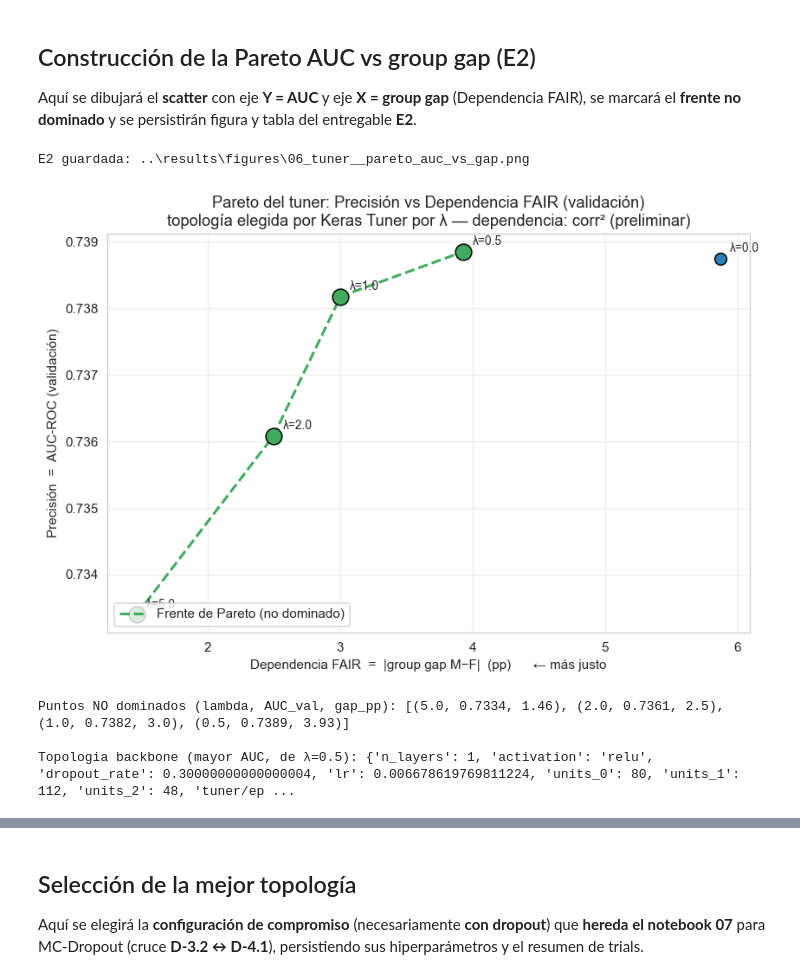
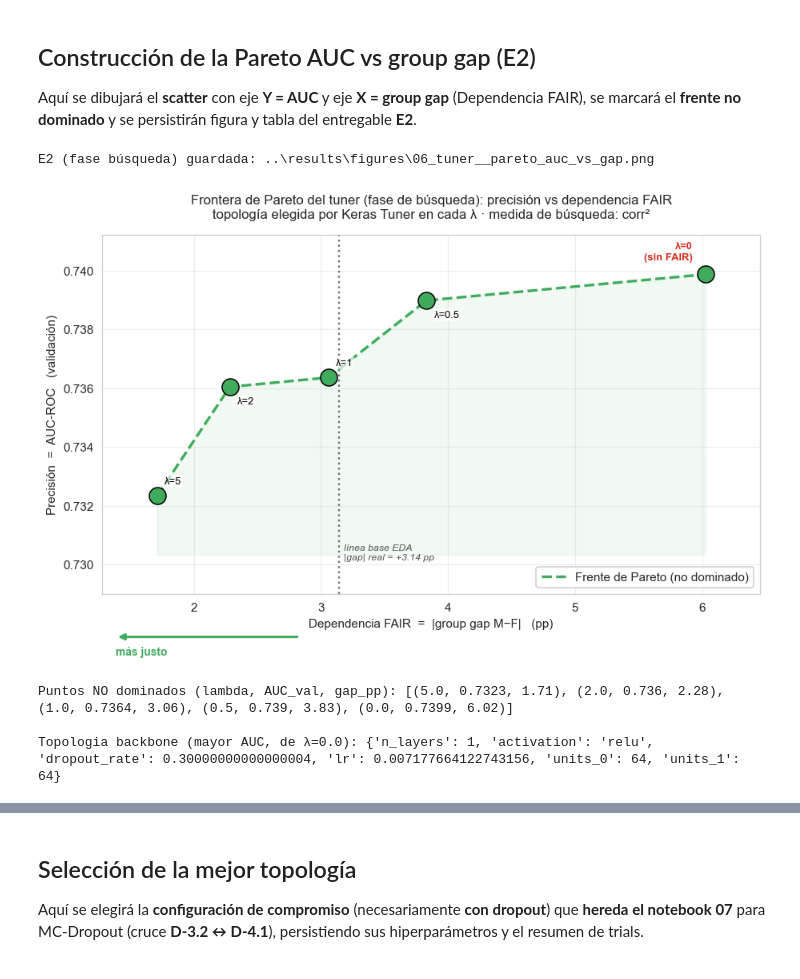
Before and after one commit to Romequinco/TALLER_FAIR_CREDIT_MODEL, a Jupyter notebook: notebooks/06_tarea3_keras_tuner.ipynb, the cells around one changed output, grey strips where cells are left out. Drawn from its saved outputs; the diff is of its cells as text; code cells hidden in the pictures.

```diff
--- a/notebooks/06_tarea3_keras_tuner.ipynb
+++ b/notebooks/06_tarea3_keras_tuner.ipynb
@@ -242,12 +298,14 @@ Aquí se recorrerá una rejilla de valores de **`λ_fair`** (D-3.3) buscando/ent
 # %%
 # === Bucle externo sobre lambda (D-3.3) -> pares (AUC, group gap) ===
 # El tuner optimiza un escalar (val_auc, D-3.4); la frontera NO sale gratis.
-# Para cada lambda el tuner busca la mejor topologia y registramos (AUC, group gap)
-# en val Y en test (todos los lambda, no solo el compromiso -> critica Tanda 3).
+# Esta fase BUSCA TOPOLOGIA con la medida corr2 (representativa, barata) y nos da
+# (a) la evidencia del AutoML y (b) el backbone de mayor AUC para la comparacion
+# de las 3 medidas que viene despues. Registramos (AUC, group gap) en val Y test.
 LAMBDAS = [0.0, 0.5, 1.0, 2.0, 5.0]
-print(f"Barrido lambda={LAMBDAS}  estrategia='{STRATEGY}'  objective=val_auc (D-3.4)")
+print(f"Barrido lambda={LAMBDAS}  estrategia='{STRATEGY}'  medida='corr2'  objective=val_auc (D-3.4)")
 print("NOTA: cada lambda usa la topologia que elige el tuner -> mezcla efecto de "
-      "fairness con el de la arquitectura. El barrido LIMPIO (topologia fija) viene despues.\n")
+      "fairness con el de la arquitectura. El barrido LIMPIO (topologia fija, 3 "
+      "medidas) viene despues y aisla el efecto de la justicia.\n")
 
 registros, modelos, histories = [], {}, {}
 if _HAS_KT:
@@ -260,7 +318,7 @@ if _HAS_KT:
               f"capas={reg['n_layers']} units0={reg['units_0']} drop={reg['dropout_rate']:.1f} "
               f"({round(time.time()-t0)}s)")
 
-    cols = ["lambda", "auc", "gap_pp", "auc_test", "gap_pp_test", "n_layers",
+    cols = ["lambda", "measure", "auc", "gap_pp", "auc_test", "gap_pp_test", "n_layers",
             "units_0", "dropout_rate", "lr", "activation"]
     df_trials = pd.DataFrame(registros)[cols]
     print("\n" + df_trials.to_string(index=False))
@@ -289,52 +348,67 @@ Aquí se dibujará el **scatter** con eje **Y = AUC** y eje **X = group gap** (D
 # %%
 # === Pareto del tuner: AUC (Y) vs Dependencia FAIR = |group gap| (X) — E2 ===
 # CORREGIDO (Tanda 3): TODO en VALIDACION (mismo split, misma arquitectura-familia).
-# NO se pinta la estrella base-03 (era de TEST y sin capa custom -> comparacion invalida).
-# La dependencia penalizada es corr2 (fallback); el eje X reporta el group gap, ligado
-# monotonamente a corr2 bajo s binaria (se aclara en Limitaciones).
+# Esta es la Pareto de la fase de BUSQUEDA (topologia variable por lambda, medida
+# corr2); la frontera LIMPIA y la comparacion de las 3 medidas vienen despues.
 import json as _json
 
 if len(registros):
     puntos = [{"lambda": r["lambda"], "auc": r["auc"], "gap_pp": r["gap_pp"]} for r in registros]
     frente = tuning.pareto_front(puntos)
     set_frente = {(round(p["auc"], 6), round(p["gap_pp"], 6)) for p in frente}
 
-    fig, ax = plt.subplots(figsize=(7.8, 5.3))
+    fig, ax = plt.subplots(figsize=(8.4, 5.6))
+    fpts = sorted(frente, key=lambda p: abs(p["gap_pp"]))
+    fx = [abs(p["gap_pp"]) for p in fpts]; fy = [p["auc"] for p in fpts]
+    ax.fill_between(fx, fy, min(fy) - 0.002, color=COLOR_ACENTO, alpha=0.07, zorder=0)
+    ax.plot(fx, fy, color=COLOR_ACENTO, lw=2.2, ls="--", zorder=2, label="Frente de Pareto (no dominado)")
+
+    xs_all, ys_all, labs = [], [], []
+    dominado_etiquetado = False
     for r in registros:
         en_frente = (round(r["auc"], 6), round(r["gap_pp"], 6)) in set_frente
-        ax.scatter(abs(r["gap_pp"]), r["auc"], s=150 if en_frente else 80,
+        lbl = None
+        if not en_frente and not dominado_etiquetado:
+            lbl = "punto dominado"; dominado_etiquetado = True
+        ax.scatter(abs(r["gap_pp"]), r["auc"], s=190 if en_frente else 70, marker="o",
                    color=COLOR_ACENTO if en_frente else COLOR_PAGA,
-                   edgecolor="black", zorder=3 if en_frente else 2)
-        ax.annotate(f"λ={r['lambda']}", (abs(r["gap_pp"]), r["auc"]),
-                    textcoords="offset points", xytext=(7, 5), fontsize=9)
-    fx = [abs(p["gap_pp"]) for p in frente]; fy = [p["auc"] for p in frente]
-    ax.plot(fx, fy, color=COLOR_ACENTO, lw=2, ls="--", zorder=2, label="Frente de Pareto (no dominado)")
+                   edgecolor="black", linewidth=1.0 if en_frente else 0.6,
+                   zorder=4 if en_frente else 3, label=lbl)
+        if r["lambda"] != 0.0:   # λ=0 tiene su propia anotacion roja -> no duplicar
+            xs_all.append(abs(r["gap_pp"])); ys_all.append(r["auc"]); labs.append(f"λ={r['lambda']:g}")
+    label_lambdas_sin_solape(ax, xs_all, ys_all, labs)
 
-    ax.set_xlabel("Dependencia FAIR  =  |group gap M−F|  (pp)      ← más justo")
-    ax.set_ylabel("Precisión  =  AUC-ROC (validación)")
-    ax.set_title("Pareto del tuner: Precisión vs Dependencia FAIR (validación)\n"
-                 "topología elegida por Keras Tuner por λ — dependencia: corr² (preliminar)")
-    ax.legend(loc="lower left", frameon=True)
-    ax.grid(True, alpha=0.35)
+    r0 = next(r for r in registros if r["lambda"] == 0.0)
+    ax.annotate("λ=0\n(sin FAIR)", (abs(r0["gap_pp"]), r0["auc"]),
+                textcoords="offset points", xytext=(-10, 12), ha="right",
+                fontsize=8.5, color=COLOR_IMPAGA, fontweight="bold")
+
+    add_baseline_eda(ax); add_flechas_objetivo(ax)
+    ax.set_xlabel("Dependencia FAIR  =  |group gap M−F|   (pp)")
+    ax.set_ylabel("Precisión  =  AUC-ROC   (validación)")
+    ax.set_title("Frontera de Pareto del tuner (fase de búsqueda): precisión vs dependencia FAIR\n"
+                 "topología elegida por Keras Tuner en cada λ · medida de búsqueda: corr²", fontsize=11, pad=14)
+    ax.legend(loc="lower right", frameon=True, framealpha=0.95)
+    ax.grid(True, alpha=0.35); ax.margins(x=0.10, y=0.14)
     fig.tight_layout()
     ruta = FIG_DIR / "06_tuner__pareto_auc_vs_gap.png"
     fig.savefig(ruta, bbox_inches="tight", dpi=150)
-    print("E2 guardada:", ruta)
+    print("E2 (fase búsqueda) guardada:", ruta)
     plt.show()
 
     df_pareto = pd.DataFrame(frente)
     df_pareto.to_csv(TAB_DIR / "06_tuner__pareto_puntos.csv", index=False)
     print("Puntos NO dominados (lambda, AUC_val, gap_pp):",
           [(p["lambda"], round(p["auc"], 4), round(p["gap_pp"], 2)) for p in frente])
 
     # Topologia BACKBONE para el barrido limpio = la de mayor AUC (mejor capacidad)
     reg_backbone = max(registros, key=lambda r: r["auc"])
     HP_BACKBONE = _json.loads(reg_backbone["hp_values"])
     print(f"\nTopologia backbone (mayor AUC, de λ={reg_backbone['lambda']}): {HP_BACKBONE}")
 # %% [output]
-E2 guardada: ..\results\figures\06_tuner__pareto_auc_vs_gap.png
+E2 (fase búsqueda) guardada: ..\results\figures\06_tuner__pareto_auc_vs_gap.png
-[figure, old version]
+[figure, new version]
-Puntos NO dominados (lambda, AUC_val, gap_pp): [(5.0, 0.7334, 1.46), (2.0, 0.7361, 2.5), (1.0, 0.7382, 3.0), (0.5, 0.7389, 3.93)]
+Puntos NO dominados (lambda, AUC_val, gap_pp): [(5.0, 0.7323, 1.71), (2.0, 0.736, 2.28), (1.0, 0.7364, 3.06), (0.5, 0.739, 3.83), (0.0, 0.7399, 6.02)]
 
-Topologia backbone (mayor AUC, de λ=0.5): {'n_layers': 1, 'activation': 'relu', 'dropout_rate': 0.30000000000000004, 'lr': 0.006678619769811224, 'units_0': 80, 'units_1': 112, 'units_2': 48, 'tuner/ep ...
+Topologia backbone (mayor AUC, de λ=0.0): {'n_layers': 1, 'activation': 'relu', 'dropout_rate': 0.30000000000000004, 'lr': 0.007177664122743156, 'units_0': 64, 'units_1': 64}
 # %% [markdown]
```
Also changed, not shown: parts of 20 cells of this notebook, 21 other files.
